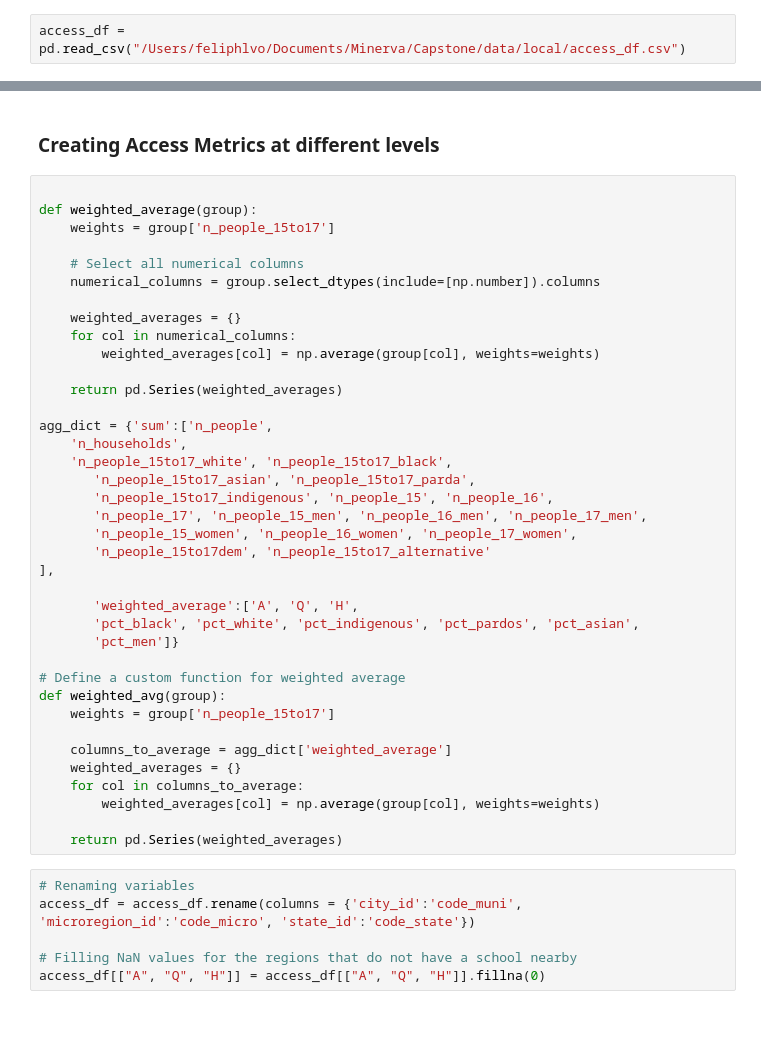
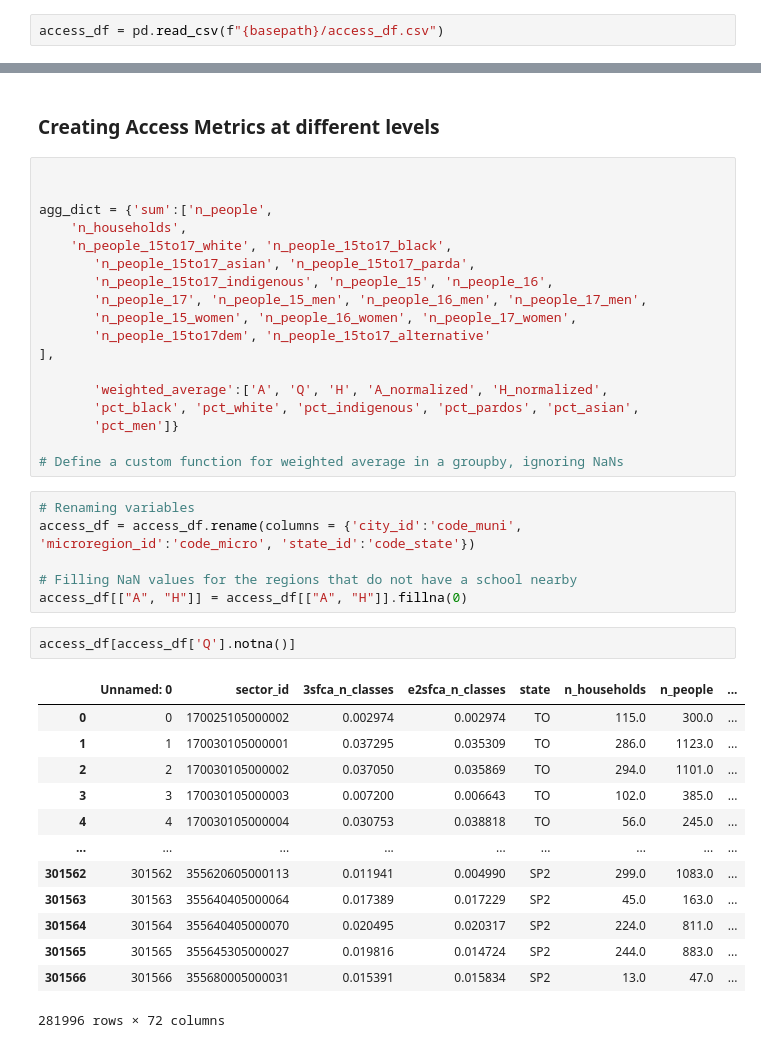
Before and after one commit to hordiienkoalina/atlas-educacao, a Jupyter notebook: notebooks/Access metric at different levels.ipynb, the cells around one changed output, grey strips where cells are left out. Saved outputs shown, nothing was run; the diff lists cells and outputs as text; blank space fills up the shorter version.

```diff
--- a/notebooks/Access metric at different levels.ipynb
+++ b/notebooks/Access metric at different levels.ipynb
@@ -68,7 +68,7 @@ len(state_df)
 # Country
 country_df = geobr.read_country(year=2010)
 # %%
-access_df = pd.read_csv("/Users/feliphlvo/Documents/Minerva/Capstone/data/local/access_df.csv")
+access_df = pd.read_csv(f"{basepath}/access_df.csv")
 # %%
 access_df.columns
 # %% [output]
@@ -105,17 +115,6 @@ access_df.describe()[['A', 'Q', 'H']]
 ### Creating Access Metrics at different levels
 # %%
 
-def weighted_average(group):
-    weights = group['n_people_15to17']
-
-    # Select all numerical columns
-    numerical_columns = group.select_dtypes(include=[np.number]).columns
-
-    weighted_averages = {}
-    for col in numerical_columns:
-        weighted_averages[col] = np.average(group[col], weights=weights)
-
-    return pd.Series(weighted_averages)
 
 agg_dict = {'sum':['n_people',
     'n_households',
@@ -127,24 +126,31 @@ agg_dict = {'sum':['n_people',
        'n_people_15to17dem', 'n_people_15to17_alternative'
 ],
 
-       'weighted_average':['A', 'Q', 'H',
+       'weighted_average':['A', 'Q', 'H', 'A_normalized', 'H_normalized',
        'pct_black', 'pct_white', 'pct_indigenous', 'pct_pardos', 'pct_asian',
        'pct_men']}
 
-# Define a custom function for weighted average
-def weighted_avg(group):
-    weights = group['n_people_15to17']
-
-    columns_to_average = agg_dict['weighted_average']
-    weighted_averages = {}
-    for col in columns_to_average:
-        weighted_averages[col] = np.average(group[col], weights=weights)
-
-    return pd.Series(weighted_averages)
+# Define a custom function for weighted average in a groupby, ignoring NaNs
 # %%
 # Renaming variables
 access_df = access_df.rename(columns = {'city_id':'code_muni', 'microregion_id':'code_micro', 'state_id':'code_state'})
 
 # Filling NaN values for the regions that do not have a school nearby
-access_df[["A", "Q", "H"]] = access_df[["A", "Q", "H"]].fillna(0)
+access_df[["A", "H"]] = access_df[["A", "H"]].fillna(0)
+# %%
+access_df[access_df['Q'].notna()]
+# %% [output]
+|  | Unnamed: 0 | sector_id | 3sfca_n_classes | e2sfca_n_classes | state | n_households | n_people | ... |
+| 0 | 0 | 170025105000002 | 0.002974 | 0.002974 | TO | 115.0 | 300.0 | ... |
+| 1 | 1 | 170030105000001 | 0.037295 | 0.035309 | TO | 286.0 | 1123.0 | ... |
+| 2 | 2 | 170030105000002 | 0.037050 | 0.035869 | TO | 294.0 | 1101.0 | ... |
+| 3 | 3 | 170030105000003 | 0.007200 | 0.006643 | TO | 102.0 | 385.0 | ... |
+| 4 | 4 | 170030105000004 | 0.030753 | 0.038818 | TO | 56.0 | 245.0 | ... |
+| ... | ... | ... | ... | ... | ... | ... | ... | ... |
+| 301562 | 301562 | 355620605000113 | 0.011941 | 0.004990 | SP2 | 299.0 | 1083.0 | ... |
+| 301563 | 301563 | 355640405000064 | 0.017389 | 0.017229 | SP2 | 45.0 | 163.0 | ... |
+| 301564 | 301564 | 355640405000070 | 0.020495 | 0.020317 | SP2 | 224.0 | 811.0 | ... |
+| 301565 | 301565 | 355645305000027 | 0.019816 | 0.014724 | SP2 | 244.0 | 883.0 | ... |
+| 301566 | 301566 | 355680005000031 | 0.015391 | 0.015834 | SP2 | 13.0 | 47.0 | ... |
+281996 rows × 72 columns
 # %%
```
Also changed, not shown: parts of 9 cells of this notebook, 26 other files.
